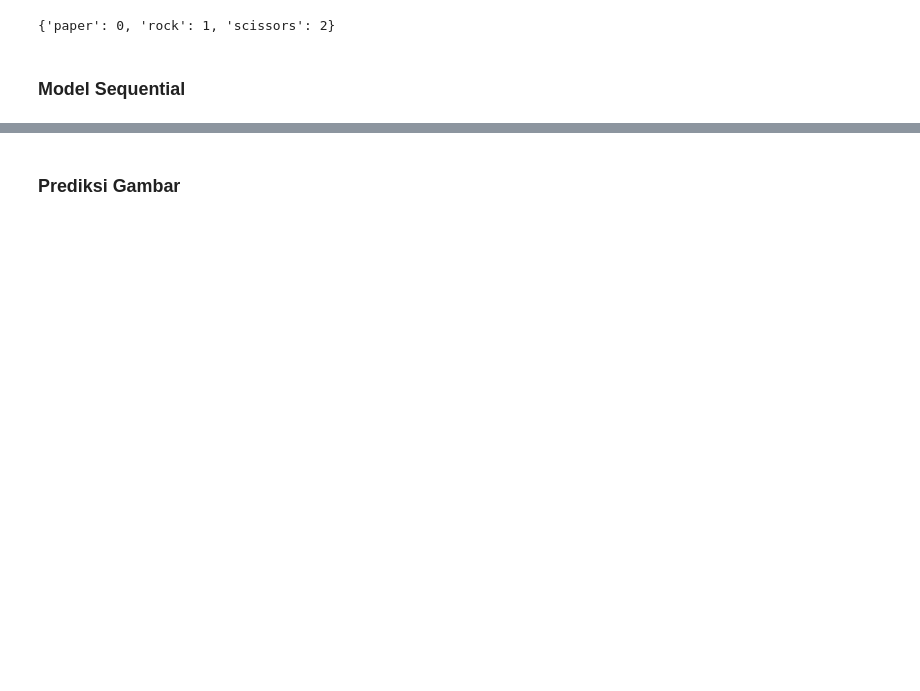
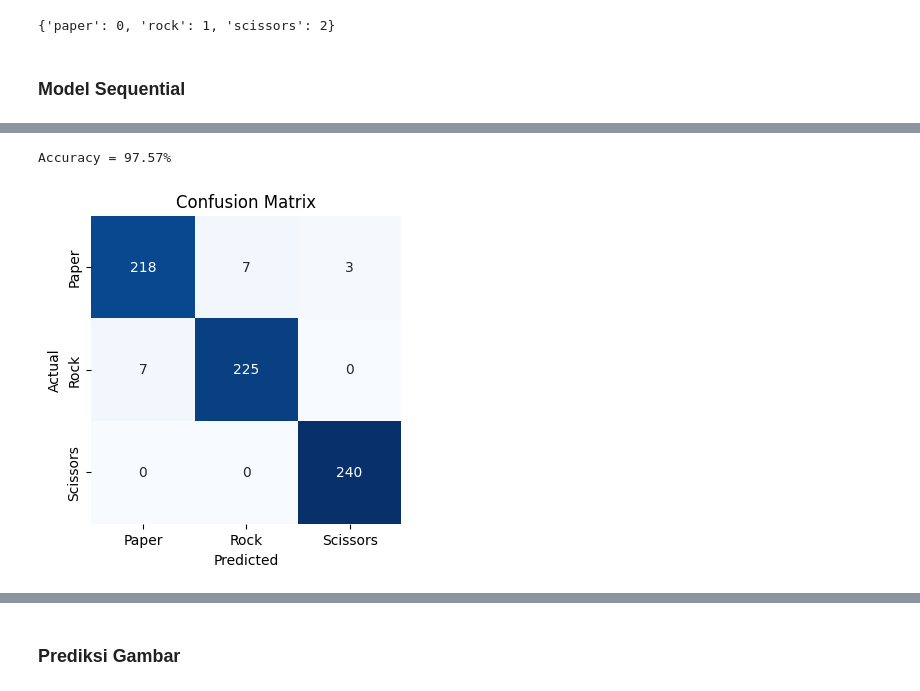
Before and after one commit to HafiizhTH/RockPaperScissors-Classification, a Jupyter notebook: ProyekAkhir_MachineLearning.ipynb, the cells around one changed output, grey strips where cells are left out. Saved outputs shown, nothing was run; the diff lists cells and outputs as text; code cells hidden in the pictures; blank space fills up the shorter version.

```diff
--- a/ProyekAkhir_MachineLearning.ipynb
+++ b/ProyekAkhir_MachineLearning.ipynb
@@ -348,0 +382,4 @@ plt.show()
+# %%
+y_pred = np.argmax(model.predict(test_gen), axis=1)
+y_true = test_gen.labels
+test_gen.class_indices
@@ -348,0 +389,18 @@ plt.show()
+# %%
+acc = accuracy_score(y_true, y_pred)
+print("Accuracy = {:.2f}%".format(acc*100))
+# %% [output]
+Accuracy = 97.57%
+# %%
+cm = confusion_matrix(y_true, y_pred, labels=[0, 1, 2])
+
+plt.figure(figsize=(4, 4))
+sns.heatmap(cm, annot=True, fmt='g', vmin=0, cmap='Blues', cbar=False)
+plt.xticks(ticks=[0.5, 1.5, 2.5], labels=['Paper', 'Rock', 'Scissors'])
+plt.yticks(ticks=[0.5, 1.5, 2.5], labels=['Paper', 'Rock', 'Scissors'])
+plt.xlabel("Predicted")
+plt.ylabel("Actual")
+plt.title("Confusion Matrix")
+plt.show()
+# %% [output]
+[figure, added]
```
Also changed, not shown: parts of 17 cells of this notebook.
